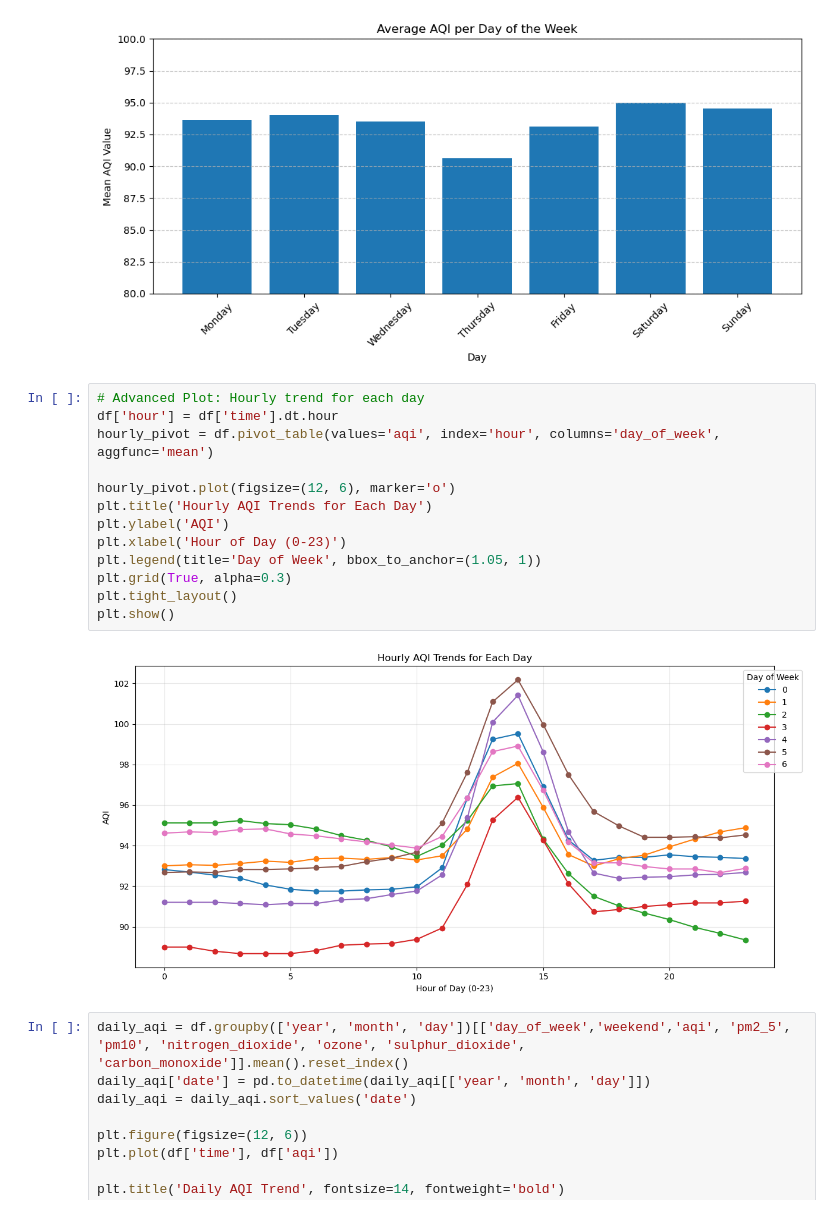
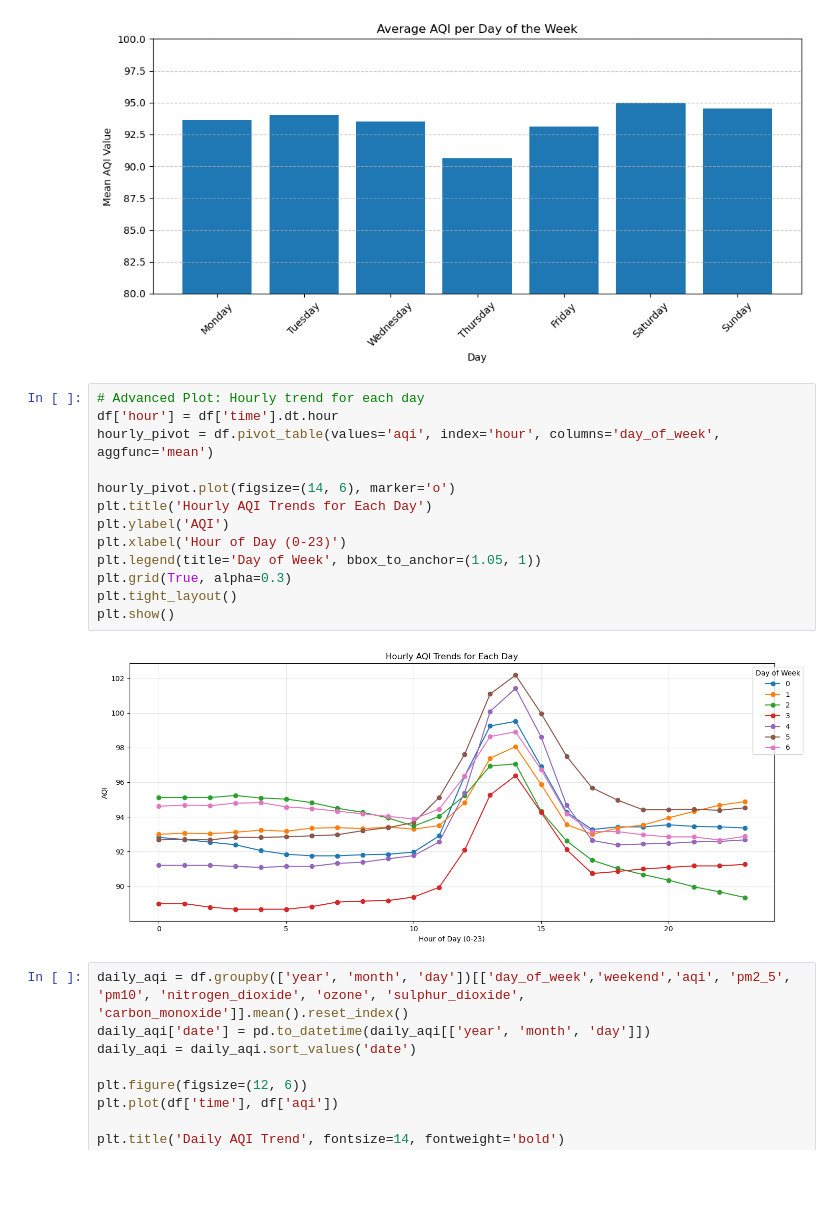
Before and after one commit to Danish2351/air_quality_predictor, a Jupyter notebook: notebooks/EDA+FE+ML.ipynb, the cells around one changed output. Cells and saved outputs as stored; diff of their text form; blank space fills up the shorter version.

```diff
--- a/notebooks/EDA+FE+ML.ipynb
+++ b/notebooks/EDA+FE+ML.ipynb
@@ -259,18 +254,18 @@ plt.show()
 # %%
 # Advanced Plot: Hourly trend for each day
 df['hour'] = df['time'].dt.hour
 hourly_pivot = df.pivot_table(values='aqi', index='hour', columns='day_of_week', aggfunc='mean')
 
-hourly_pivot.plot(figsize=(12, 6), marker='o')
+hourly_pivot.plot(figsize=(14, 6), marker='o')
 plt.title('Hourly AQI Trends for Each Day')
 plt.ylabel('AQI')
 plt.xlabel('Hour of Day (0-23)')
 plt.legend(title='Day of Week', bbox_to_anchor=(1.05, 1))
 plt.grid(True, alpha=0.3)
 plt.tight_layout()
 plt.show()
 # %% [output]
-[figure, old version]
+[figure, new version]
 # %%
 daily_aqi = df.groupby(['year', 'month', 'day'])[['day_of_week','weekend','aqi', 'pm2_5', 'pm10', 'nitrogen_dioxide', 'ozone', 'sulphur_dioxide', 'carbon_monoxide']].mean().reset_index()
 daily_aqi['date'] = pd.to_datetime(daily_aqi[['year', 'month', 'day']])
```
Also changed, not shown: parts of 1 cell of this notebook, 2 other files.
